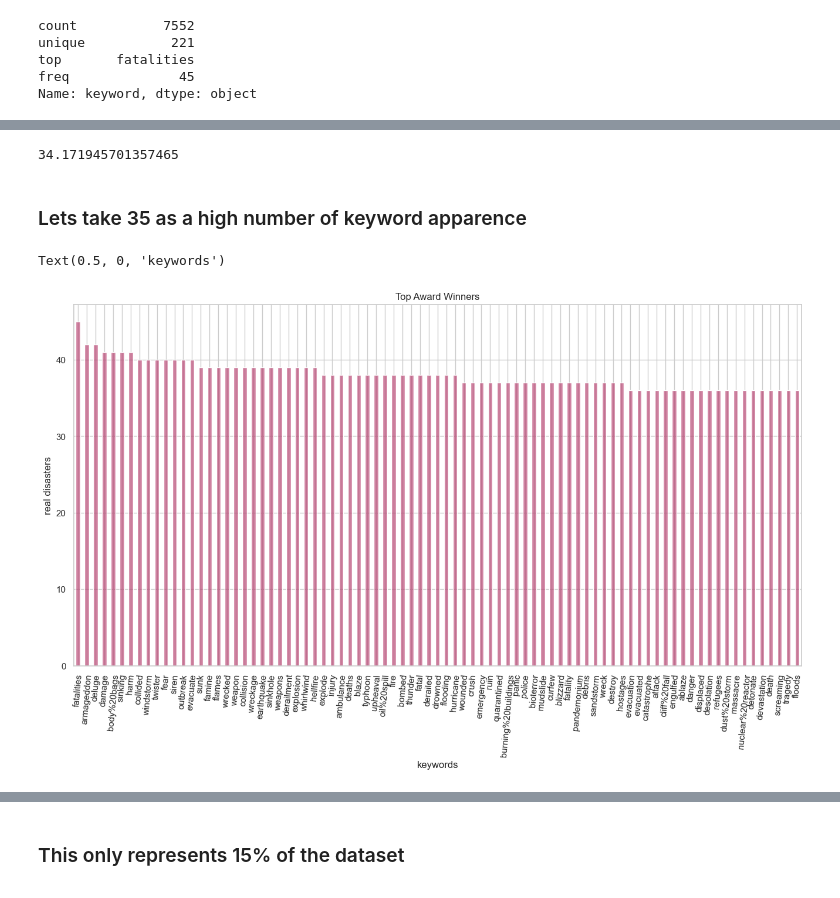
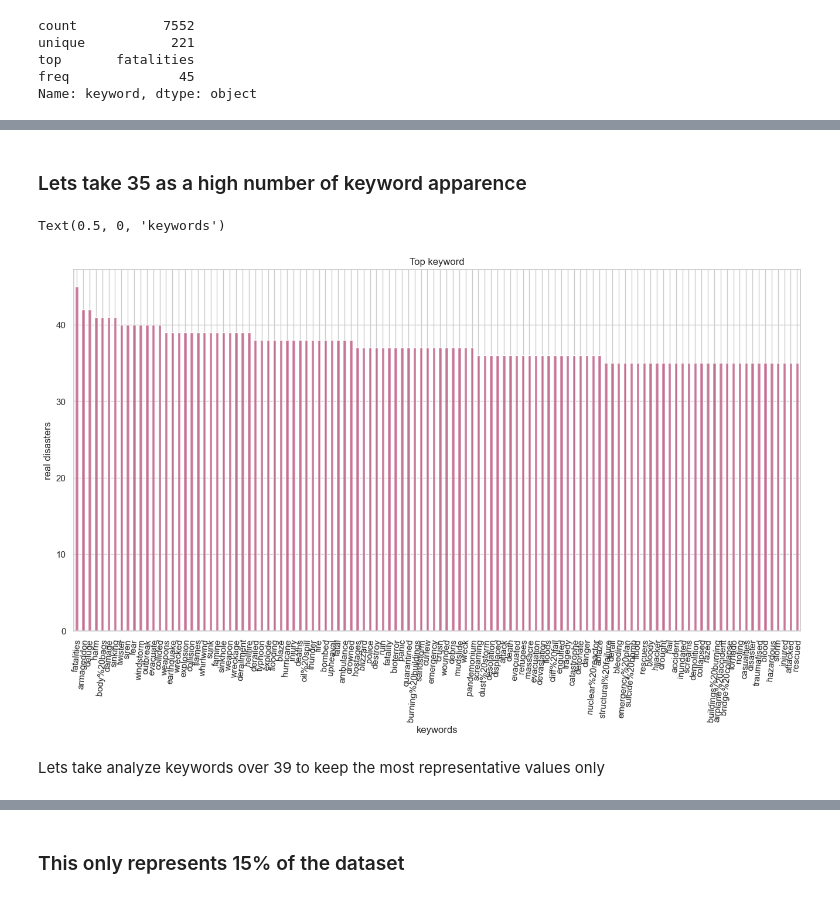
Before and after one commit to jorgesmu/nlp_disaster_tweets_prediction, a Jupyter notebook: notebook.ipynb, the cells around one changed output, grey strips where cells are left out. Cells and saved outputs as stored; diff of their text form; code cells hidden in the pictures.

```diff
--- a/notebook.ipynb
+++ b/notebook.ipynb
@@ -8,7 +8,8 @@ import seaborn as sns
 %matplotlib inline
 
 plt.style.use('default') # haciendo los graficos un poco mas bonitos en matplotlib
-#plt.rcParams['figure.figsize'] = (20, 10)
+# plt.rcParams['figure.figsize'] = (20, 10)
+plt.rcParams['figure.figsize'] = (10, 5)
 
 sns.set(style="whitegrid") # seteando tipo de grid en seaborn
 
@@ -308,15 +370,13 @@ Name: keyword, dtype: float64
-# %%
-train_df['keyword'].value_counts().mean()
-# %% [output]
-34.171945701357465
 # %% [markdown]
 ### Lets take 35 as a high number of keyword apparence
 # %%
-train_df['keyword'].value_counts()[(train_df['keyword'].value_counts() > 35)].plot(kind='bar',figsize=(16,8),rot=85,title='Top Award Winners',color=(0.7, 0.2, 0.4, 0.6));
+train_df['keyword'].value_counts()[(train_df['keyword'].value_counts() > mean)].plot(kind='bar',figsize=(16,8),rot=85,title='Top keyword',color=(0.7, 0.2, 0.4, 0.6));
 ax=plt.gca()
 ax.set_ylabel('real disasters');
 ax.set_xlabel('keywords')
 # %% [output]
 Text(0.5, 0, 'keywords')
-[figure, old version]
+[figure, new version]
+# %% [markdown]
+Lets take analyze keywords over 39 to keep the most representative values only
 # %%
```
Also changed, not shown: parts of 75 cells of this notebook.
